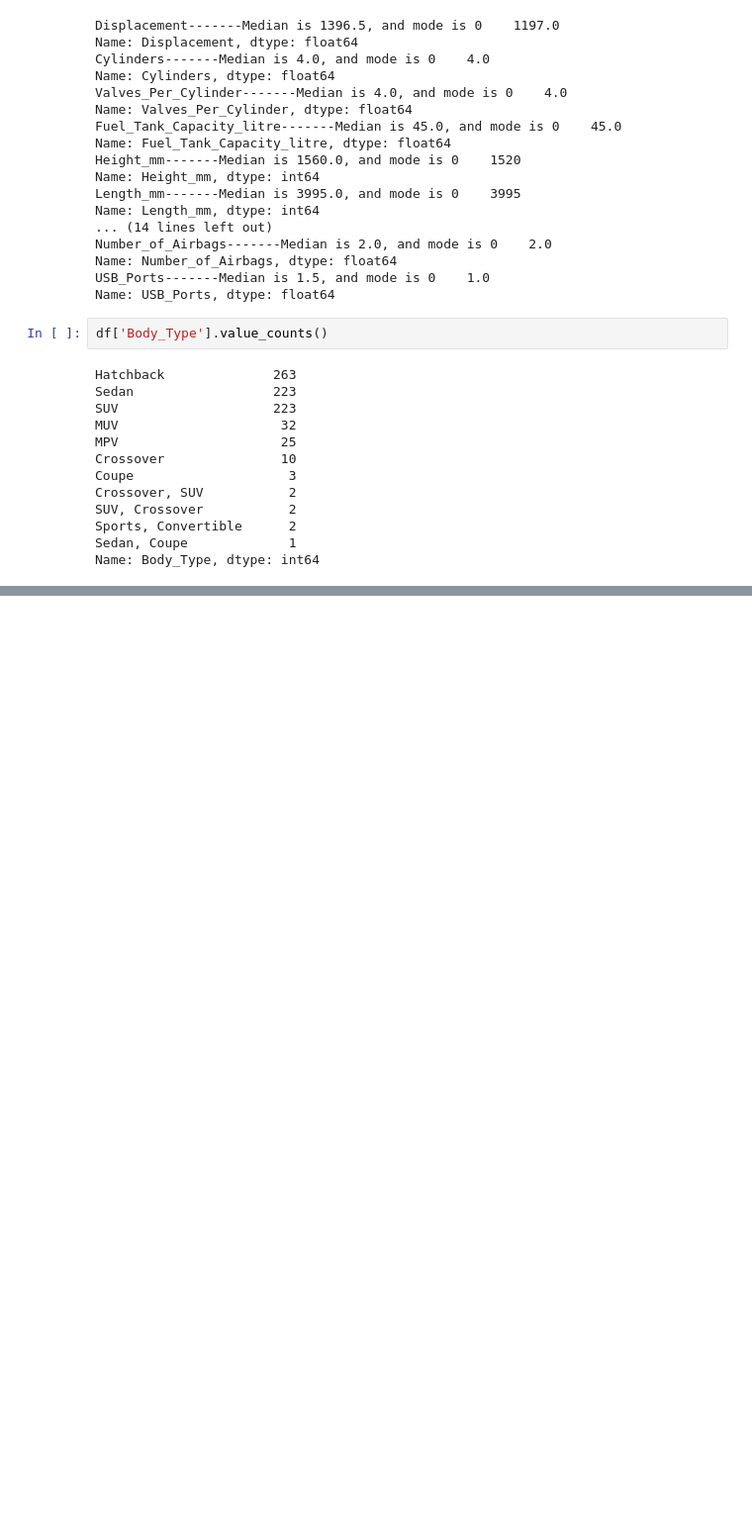
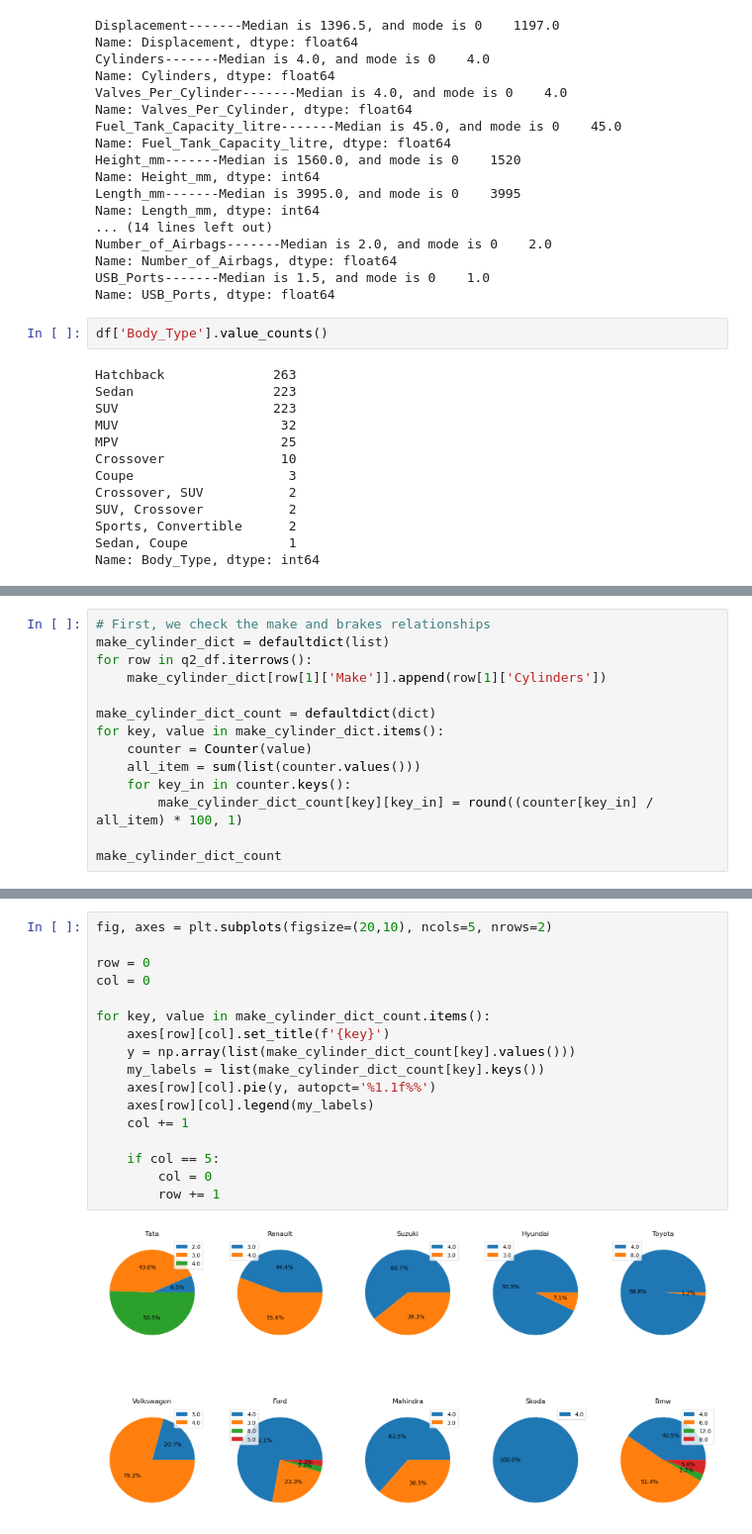
Before and after one commit to Hejiaqi9873/Case_study_4_automobile, a Jupyter notebook: case_study4.ipynb, the cells around one changed output, grey strips where cells are left out. Shown at 99% size. Drawn from its saved outputs; the diff is of its cells as text; blank space fills up the shorter version.

```diff
--- a/case_study4.ipynb
+++ b/case_study4.ipynb
@@ -157,0 +324,14 @@ Name: Body_Type, dtype: int64
+# %%
+# First, we check the make and brakes relationships
+make_cylinder_dict = defaultdict(list)
+for row in q2_df.iterrows():
+    make_cylinder_dict[row[1]['Make']].append(row[1]['Cylinders'])
+
+make_cylinder_dict_count = defaultdict(dict)
+for key, value in make_cylinder_dict.items():
+    counter = Counter(value)
+    all_item = sum(list(counter.values()))
+    for key_in in counter.keys():
+        make_cylinder_dict_count[key][key_in] = round((counter[key_in] / all_item) * 100, 1)
+
+make_cylinder_dict_count
@@ -157,0 +350,19 @@ Name: Body_Type, dtype: int64
+# %%
+fig, axes = plt.subplots(figsize=(20,10), ncols=5, nrows=2)
+
+row = 0
+col = 0
+
+for key, value in make_cylinder_dict_count.items():
+    axes[row][col].set_title(f'{key}')
+    y = np.array(list(make_cylinder_dict_count[key].values()))
+    my_labels = list(make_cylinder_dict_count[key].keys())
+    axes[row][col].pie(y, autopct='%1.1f%%')
+    axes[row][col].legend(my_labels)
+    col += 1
+
+    if col == 5:
+        col = 0
+        row += 1
+# %% [output]
+[figure, added]
```
Also changed, not shown: parts of 25 cells of this notebook, 1 other file.
